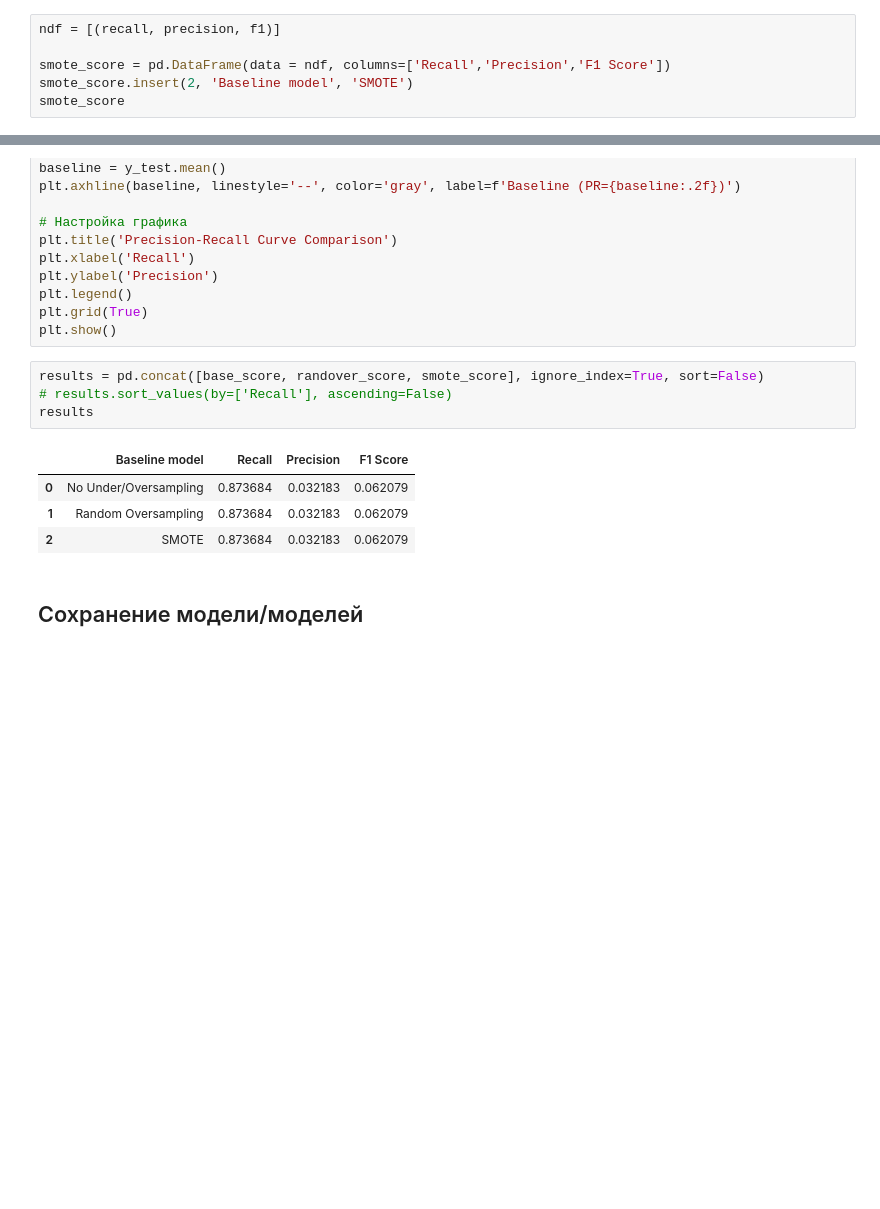
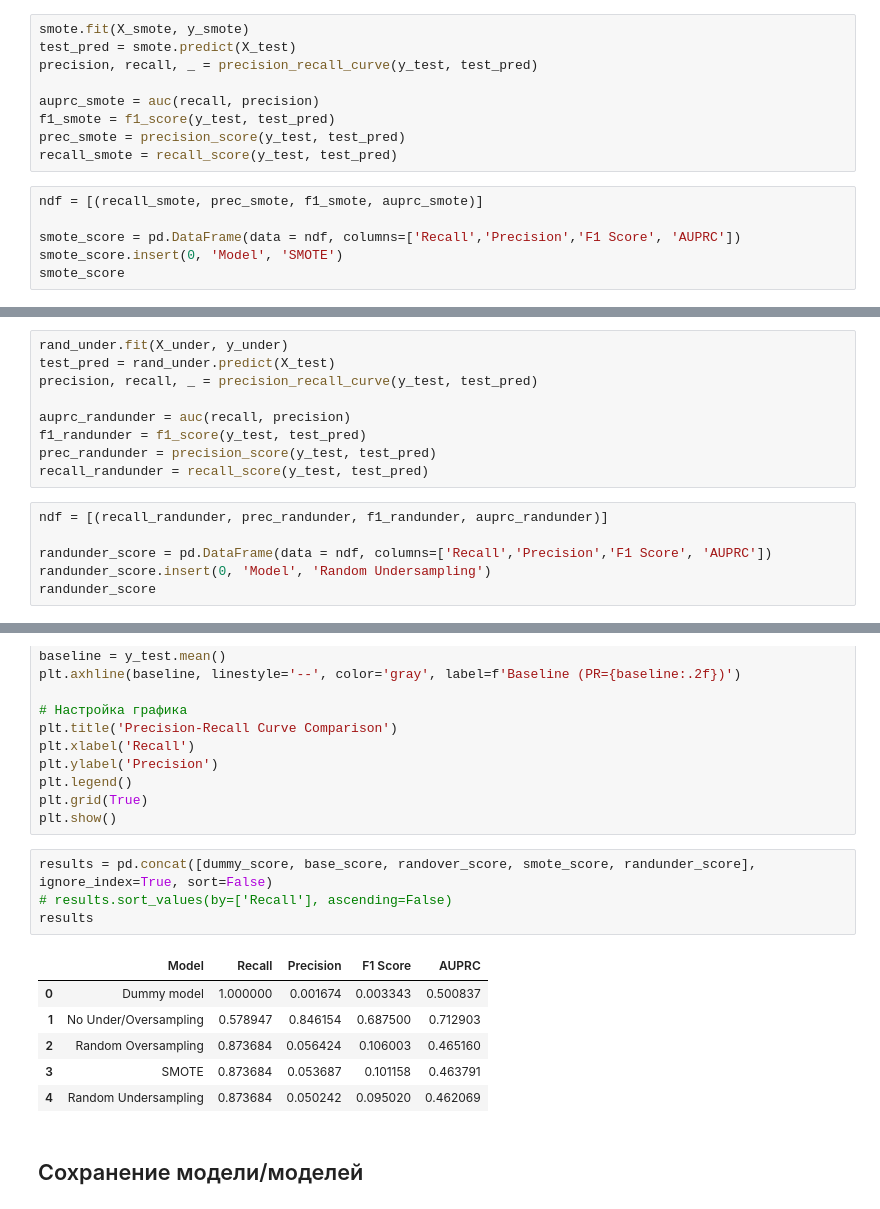
Before and after one commit to skytecat/FraudDetection, a Jupyter notebook: FraudDetection.ipynb, the cells around one changed output, grey strips where cells are left out. Saved outputs shown, nothing was run; the diff lists cells and outputs as text; blank space fills up the shorter version.

Commit message:
Scores

```diff
--- a/FraudDetection.ipynb
+++ b/FraudDetection.ipynb
@@ -876,7 +883,16 @@ print("AUPRC:", auprc)
+# %%
+smote.fit(X_smote, y_smote)
+test_pred = smote.predict(X_test)
+precision, recall, _ = precision_recall_curve(y_test, test_pred)
+
+auprc_smote = auc(recall, precision)
+f1_smote = f1_score(y_test, test_pred)
+prec_smote = precision_score(y_test, test_pred)
+recall_smote = recall_score(y_test, test_pred)
 # %%
-ndf = [(recall, precision, f1)]
+ndf = [(recall_smote, prec_smote, f1_smote, auprc_smote)]
 
-smote_score = pd.DataFrame(data = ndf, columns=['Recall','Precision','F1 Score'])
-smote_score.insert(2, 'Baseline model', 'SMOTE')
+smote_score = pd.DataFrame(data = ndf, columns=['Recall','Precision','F1 Score', 'AUPRC'])
+smote_score.insert(0, 'Model', 'SMOTE')
 smote_score
 # %% [output]
@@ -972,0 +997,15 @@ print(precision_score(y_test, pred))
+# %%
+rand_under.fit(X_under, y_under)
+test_pred = rand_under.predict(X_test)
+precision, recall, _ = precision_recall_curve(y_test, test_pred)
+
+auprc_randunder = auc(recall, precision)
+f1_randunder = f1_score(y_test, test_pred)
+prec_randunder = precision_score(y_test, test_pred)
+recall_randunder = recall_score(y_test, test_pred)
+# %%
+ndf = [(recall_randunder, prec_randunder, f1_randunder, auprc_randunder)]
+
+randunder_score = pd.DataFrame(data = ndf, columns=['Recall','Precision','F1 Score', 'AUPRC'])
+randunder_score.insert(0, 'Model', 'Random Undersampling')
+randunder_score
@@ -991,14 +1033,16 @@ plt.legend()
 plt.grid(True)
 plt.show()
 # %%
-results = pd.concat([base_score, randover_score, smote_score], ignore_index=True, sort=False)
+results = pd.concat([dummy_score, base_score, randover_score, smote_score, randunder_score], ignore_index=True, sort=False)
 # results.sort_values(by=['Recall'], ascending=False)
 results
 # %% [output]
-|  | Baseline model | Recall | Precision | F1 Score |
-| 0 | No Under/Oversampling | 0.873684 | 0.032183 | 0.062079 |
-| 1 | Random Oversampling | 0.873684 | 0.032183 | 0.062079 |
-| 2 | SMOTE | 0.873684 | 0.032183 | 0.062079 |
+|  | Model | Recall | Precision | F1 Score | AUPRC |
+| 0 | Dummy model | 1.000000 | 0.001674 | 0.003343 | 0.500837 |
+| 1 | No Under/Oversampling | 0.578947 | 0.846154 | 0.687500 | 0.712903 |
+| 2 | Random Oversampling | 0.873684 | 0.056424 | 0.106003 | 0.465160 |
+| 3 | SMOTE | 0.873684 | 0.053687 | 0.101158 | 0.463791 |
+| 4 | Random Undersampling | 0.873684 | 0.050242 | 0.095020 | 0.462069 |
 # %% [markdown]
 ## Сохранение модели/моделей
 # %% [markdown]
```
Also changed, not shown: parts of 33 cells of this notebook.
